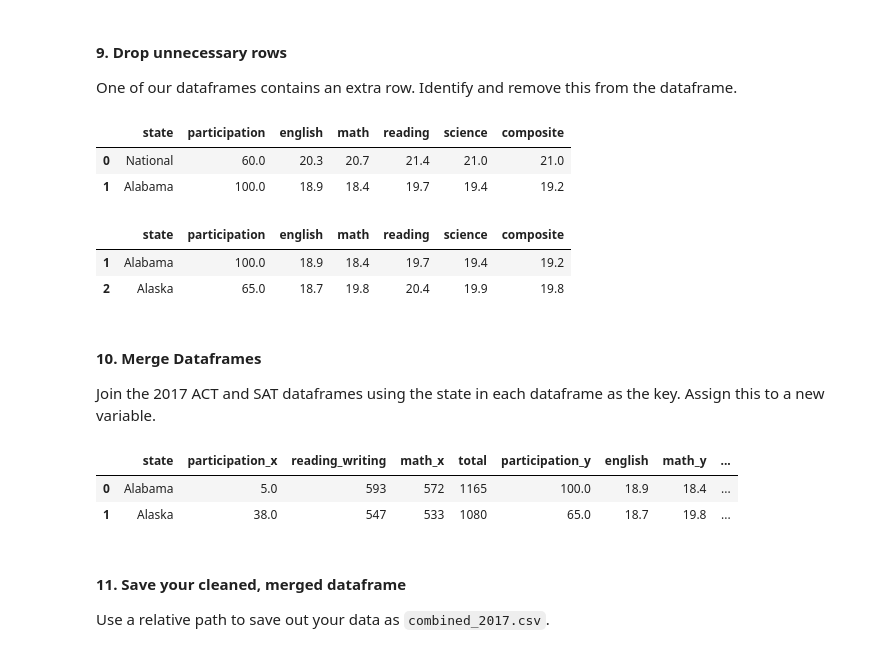
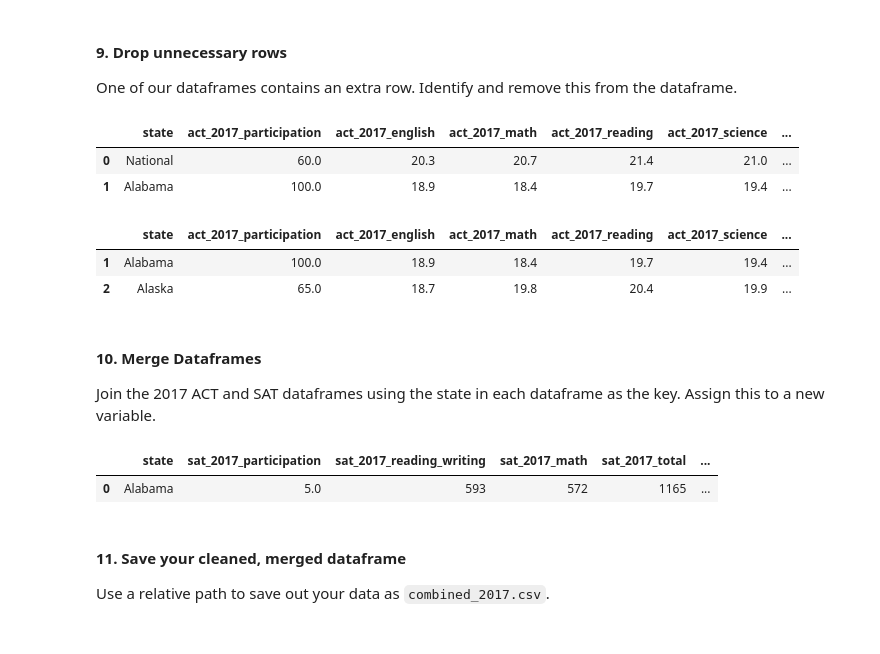
Before and after one commit to patruq/act-sat-performance, a Jupyter notebook: code/starter-code.ipynb, the cells around one changed output. Drawn from its saved outputs; the diff is of its cells as text; code cells hidden in the pictures.

```diff
--- a/code/starter-code.ipynb
+++ b/code/starter-code.ipynb
@@ -318,22 +318,22 @@ Change the names of the columns to more expressive names so that you can tell th
 - Column names should be unique and informative (the only feature that we actually share between dataframes is the state).
 # %%
 #code
-sat_mapping = {"State": "state",
-               "Participation": "participation",
-               "Evidence-Based Reading and Writing": "reading_writing",
-               "Math": "math",
-               "Total": "total"}
+sat_2017_mapping = {"State": "state",
+               "Participation": "sat_2017_participation",
+               "Evidence-Based Reading and Writing": "sat_2017_reading_writing",
+               "Math": "sat_2017_math",
+               "Total": "sat_2017_total"}
 
-act_mapping = {"State": "state",
-               "Participation": "participation",
-               "English": "english",
-               "Math": "math",
-               "Reading": "reading",
-               "Science": "science",
-               "Composite": "composite"}
+act_2017_mapping = {"State": "state",
+               "Participation": "act_2017_participation",
+               "English": "act_2017_english",
+               "Math": "act_2017_math",
+               "Reading": "act_2017_reading",
+               "Science": "act_2017_science",
+               "Composite": "act_2017_composite"}
 
-sat_2017.rename(columns=sat_mapping, inplace=True)
-act_2017.rename(columns=act_mapping, inplace=True)
+sat_2017.rename(columns=sat_2017_mapping, inplace=True)
+act_2017.rename(columns=act_2017_mapping, inplace=True)
 # %% [markdown]
 #### 8. Create a data dictionary
 
@@ -383,17 +383,17 @@ One of our dataframes contains an extra row. Identify and remove this from the d
 # %%
 act_2017.head(2)
 # %% [output]
-|  | state | participation | english | math | reading | science | composite |
-| 0 | National | 60.0 | 20.3 | 20.7 | 21.4 | 21.0 | 21.0 |
-| 1 | Alabama | 100.0 | 18.9 | 18.4 | 19.7 | 19.4 | 19.2 |
+|  | state | act_2017_participation | act_2017_english | act_2017_math | act_2017_reading | act_2017_science | ... |
+| 0 | National | 60.0 | 20.3 | 20.7 | 21.4 | 21.0 | ... |
+| 1 | Alabama | 100.0 | 18.9 | 18.4 | 19.7 | 19.4 | ... |
 # %%
 #code
 act_2017.drop(0, inplace=True)
 act_2017.head(2)
 # %% [output]
-|  | state | participation | english | math | reading | science | composite |
-| 1 | Alabama | 100.0 | 18.9 | 18.4 | 19.7 | 19.4 | 19.2 |
-| 2 | Alaska | 65.0 | 18.7 | 19.8 | 20.4 | 19.9 | 19.8 |
+|  | state | act_2017_participation | act_2017_english | act_2017_math | act_2017_reading | act_2017_science | ... |
+| 1 | Alabama | 100.0 | 18.9 | 18.4 | 19.7 | 19.4 | ... |
+| 2 | Alaska | 65.0 | 18.7 | 19.8 | 20.4 | 19.9 | ... |
 # %%
 act_2017.reset_index(drop=True, inplace=True)
 # %% [markdown]
@@ -402,12 +402,14 @@ act_2017.reset_index(drop=True, inplace=True)
 Join the 2017 ACT and SAT dataframes using the state in each dataframe as the key. Assign this to a new variable.
 # %%
 #Code:
-combined_2017_df = sat_2017.merge(act_2017, on="state")
-combined_2017_df.head(2)
+combined_2017_df = sat_2017.merge(act_2017,
+                                  how="outer",
+                                  on="state")
+
+combined_2017_df.head(1)
 # %% [output]
-|  | state | participation_x | reading_writing | math_x | total | participation_y | english | math_y | ... |
-| 0 | Alabama | 5.0 | 593 | 572 | 1165 | 100.0 | 18.9 | 18.4 | ... |
-| 1 | Alaska | 38.0 | 547 | 533 | 1080 | 65.0 | 18.7 | 19.8 | ... |
+|  | state | sat_2017_participation | sat_2017_reading_writing | sat_2017_math | sat_2017_total | ... |
+| 0 | Alabama | 5.0 | 593 | 572 | 1165 | ... |
 # %% [markdown]
 #### 11. Save your cleaned, merged dataframe
 
```
Also changed, not shown: parts of 26 cells of this notebook, 2 other files.
